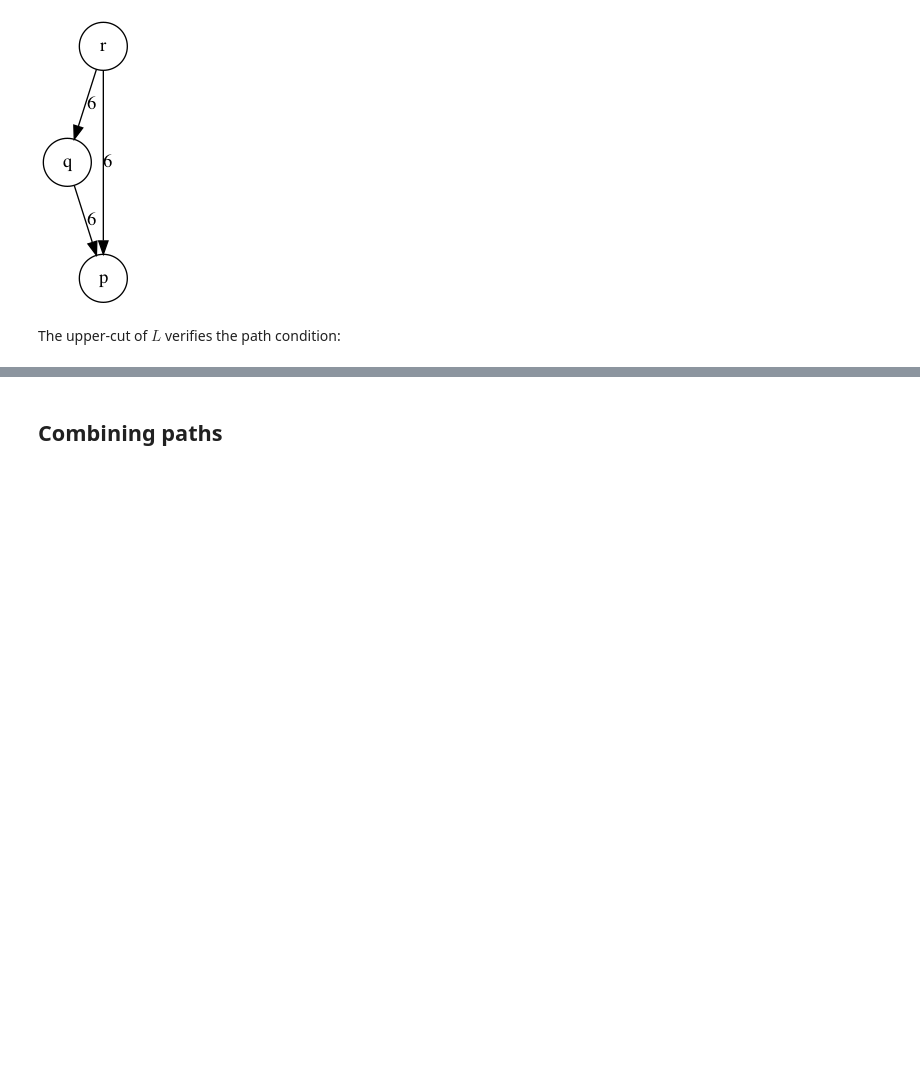
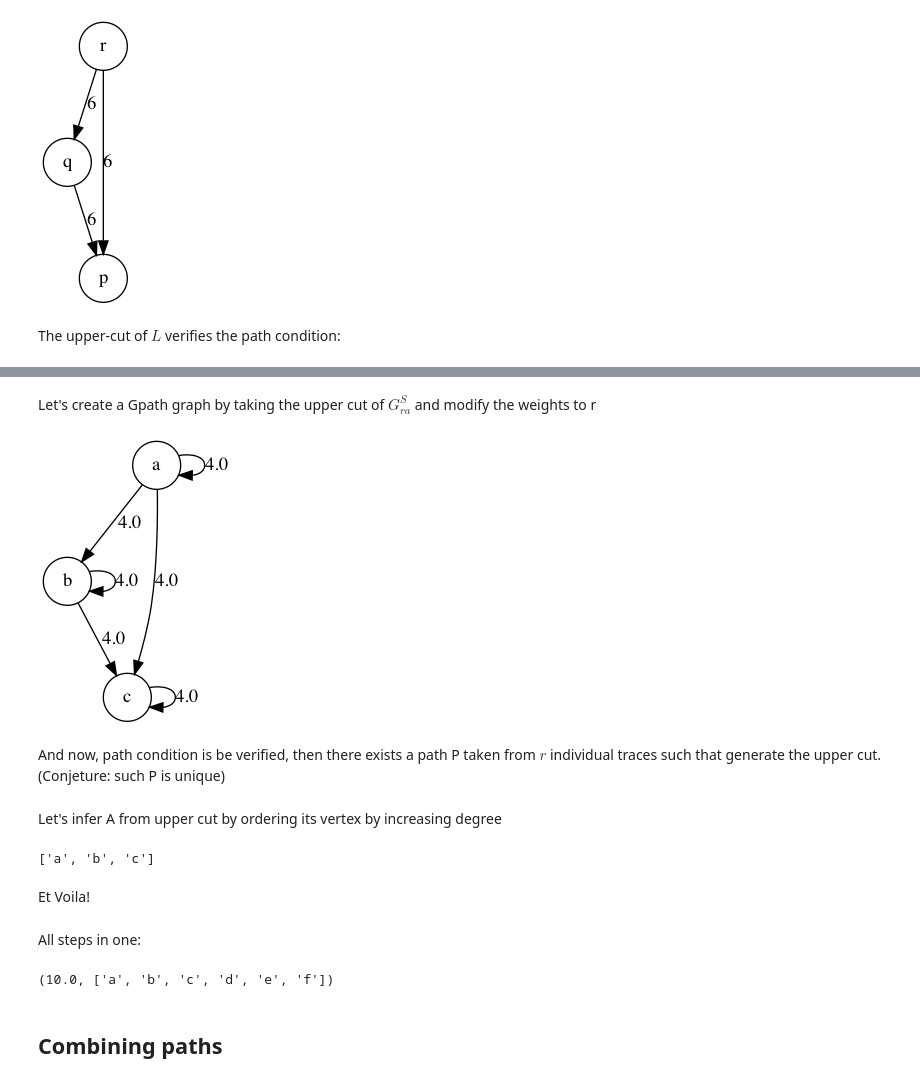
Before and after one commit to jpgil/logdelay, a Jupyter notebook: notebooks/2-structures/2020-05-08-examples-path-discovery.ipynb, the cells around one changed output, grey strips where cells are left out. Saved outputs shown, nothing was run; the diff lists cells and outputs as text; code cells hidden in the pictures; blank space fills up the shorter version.

```diff
--- a/notebooks/2-structures/2020-05-08-examples-path-discovery.ipynb
+++ b/notebooks/2-structures/2020-05-08-examples-path-discovery.ipynb
@@ -213,0 +333,13 @@ assert path_condition( f_cut( 10, successor_G_L ) ) == True
+# %% [markdown]
+Let's create a Gpath graph by taking the upper cut of $G^S_{ra}$ and modify the weights to r
+# %%
+r = sqrt(wm+wp)
+Ucut_r = f_cut( wp, sG_A )
+for u, v in Ucut.edges:
+    Ucut_r[u][v]["weight"] = r
+
+graph(Ucut_r)
+# %% [output]
+[figure, added]
+# %% [markdown]
+And now, path condition is be verified, then there exists a path P taken from $r$ individual traces such that generate the upper cut. (Conjeture: such P is unique)
@@ -214,3 +348,39 @@ assert path_condition( f_cut( 10, successor_G_L ) ) == True
+# %% [markdown]
+Let's infer A from upper cut by ordering its vertex by increasing degree
+# %%
+path = [ u for u, InDeg  in  sorted( Ucut_r.in_degree() , key=lambda u: u[1], reverse=False)]
+path
+# %% [output]
+['a', 'b', 'c']
+# %% [markdown]
+Et Voila!
+# %% [markdown]
+All steps in one:
+# %%
+a_given_graph = successor_graph(list("abcdef"*10))
+
+# ...
+
+is_loop, wm, wp = loop_condition(a_given_graph)
+
+if is_loop:
+    r = sqrt(wm+wp)
+    Ucut_r = f_cut( wp, a_given_graph )
+    for u, v in Ucut.edges:
+        Ucut_r[u][v]["weight"] = r
+    path = [ u for u, InDeg  in  sorted( Ucut_r.in_degree() , key=lambda u: u[1], reverse=False)]
+
+elif path_condition(a_given_graph):
+    r=1
+    path = [ u for u, InDeg  in  sorted( a_given_graph.in_degree() , key=lambda u: u[1], reverse=False)]
+
+else:
+    r, path = 0, []
+
+# ...
+r, path
+# %% [output]
+(10.0, ['a', 'b', 'c', 'd', 'e', 'f'])
 # %% [markdown]
 ## Combining paths
 # %% [markdown]
```
Also changed, not shown: parts of 32 cells of this notebook.
